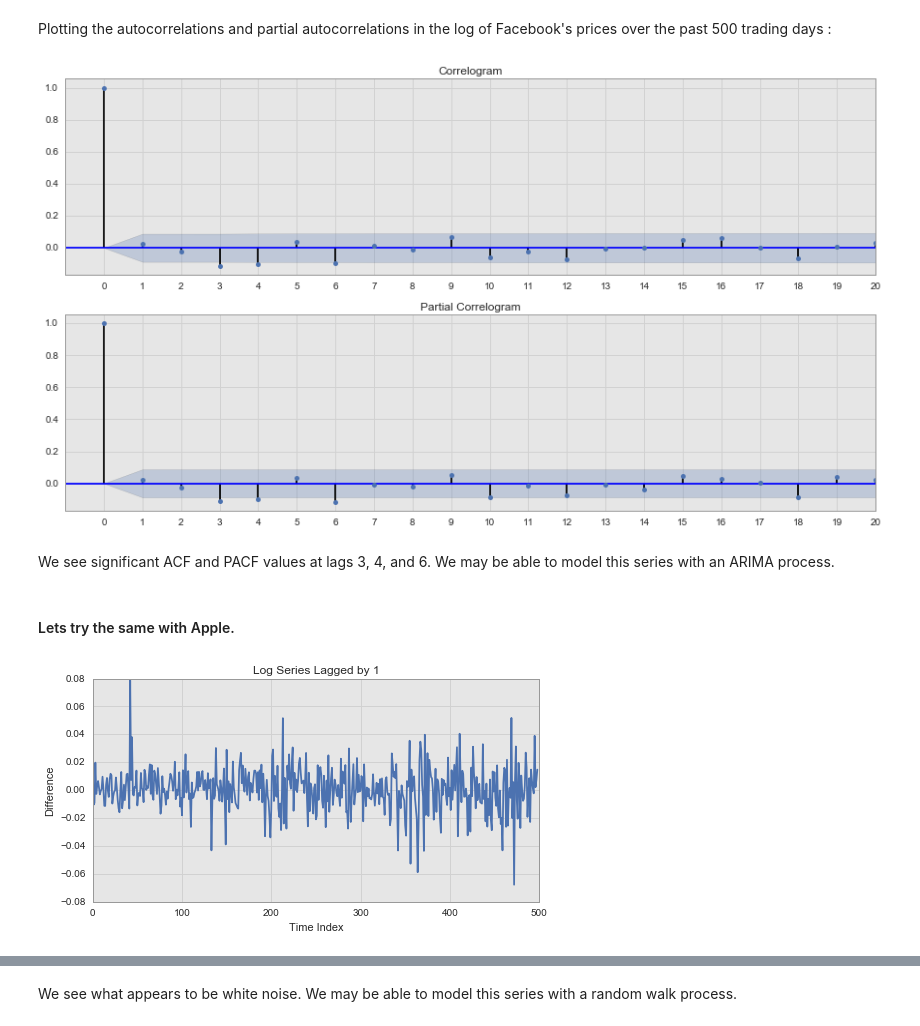
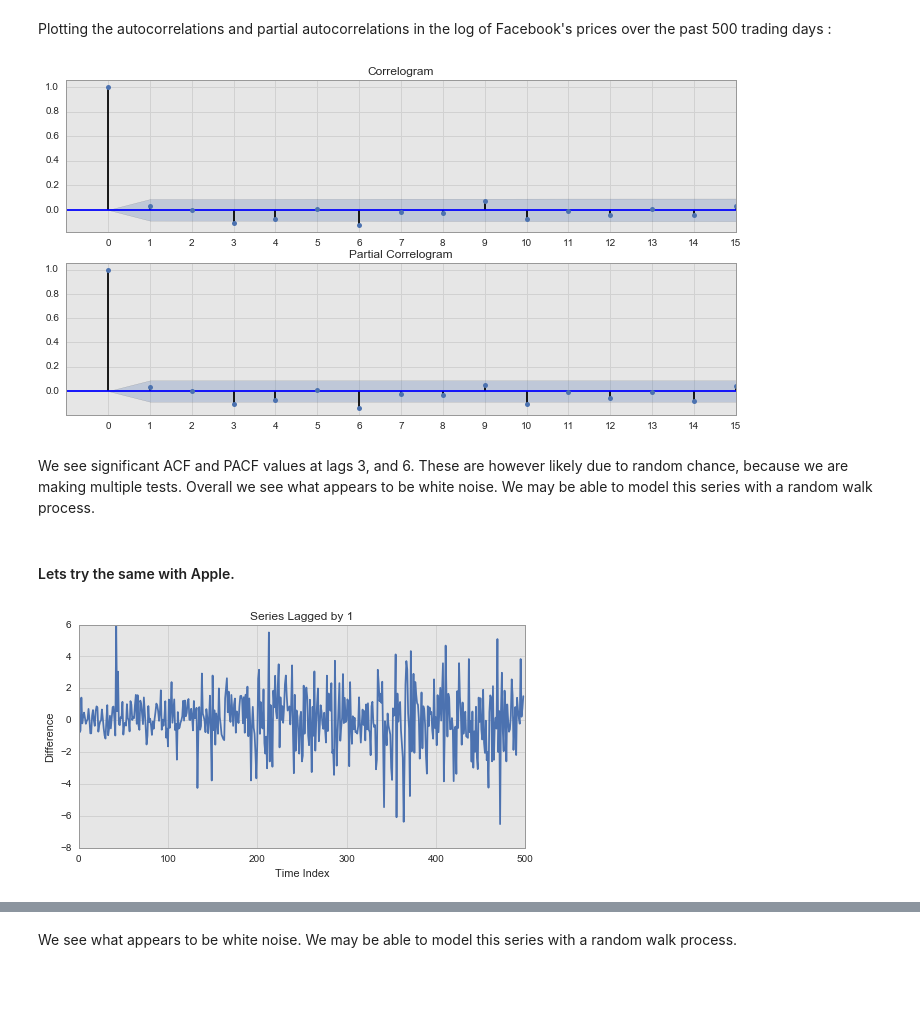
Before and after one commit to bbahmany/quant-finance, a Jupyter notebook: 03-ExploringStockMovement.ipynb, the cells around one changed output, grey strips where cells are left out. Cells and saved outputs as stored; diff of their text form; code cells hidden in the pictures; blank space fills up the shorter version.

Commit message:
finished expected log normal walk

```diff
--- a/03-ExploringStockMovement.ipynb
+++ b/03-ExploringStockMovement.ipynb
@@ -135,7 +131,7 @@ plot_lagged_series(tech.ix[-500:, 'FB'], log=True)
 Plotting the autocorrelations and partial autocorrelations in the log of Facebook's prices over the past 500 trading days :
 # %%
 def plot_correlograms(series, limit=50):
-    fig = plt.figure(figsize=(15,8));
+    fig = plt.figure(figsize=(12,6));
     ax1 = fig.add_subplot(211);
     fig = sm.graphics.tsa.plot_acf(series, lags=limit, ax=ax1);
     plt.title('Correlogram');
@@ -148,15 +144,15 @@ def plot_correlograms(series, limit=50):
     plt.xticks(np.arange(0,limit+1,1))
     plt.xlim([-1,limit])
 # %%
-plot_correlograms(get_lagged_series(tech.ix[-500:, 'FB'], log=True), limit=20)
+plot_correlograms(get_lagged_series(tech.ix[-500:, 'FB']), limit=15)
 # %% [output]
-[figure, old version]
+[figure, new version]
 # %% [markdown]
-We see significant ACF and PACF values at lags 3, 4, and 6. We may be able to model this series with an ARIMA process.
+We see significant ACF and PACF values at lags 3, and 6. These are however likely due to random chance, because we are making multiple tests. Overall we see what appears to be white noise. We may be able to model this series with a random walk process.
 # %% [markdown]
 #### Lets try the same with Apple.
 # %%
-plot_lagged_series(tech.ix[-500:, 'AAPL'], log=True)
+plot_lagged_series(tech.ix[-500:, 'AAPL'])
 # %% [output]
-[figure, old version]
+[figure, new version]
 # %%
```
Also changed, not shown: parts of 10 cells of this notebook, 2 other files.
